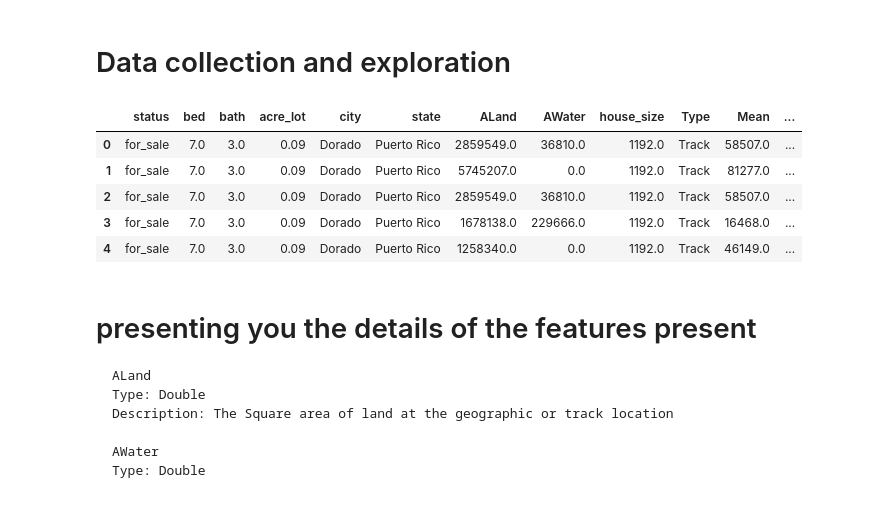
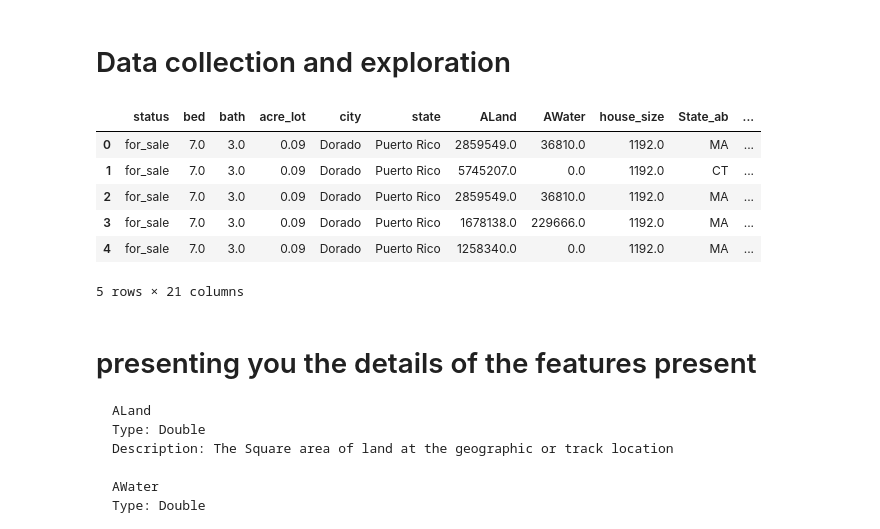
Before and after one commit to drigger091/home-llc-task-2, a Jupyter notebook: Model_implementation.ipynb, the cells around one changed output. Cells and saved outputs as stored; diff of their text form; code cells hidden in the pictures.

```diff
--- a/Model_implementation.ipynb
+++ b/Model_implementation.ipynb
@@ -56,15 +59,16 @@ from sklearn.preprocessing import LabelEncoder
 # %%
 df = pd.read_csv('Model_data.csv')
 
-df = df.drop(columns=['Unnamed: 0','State_ab'],axis= 1)  # dropping the irreleavnt columns
+df = df.drop(columns=['Unnamed: 0',],axis= 1)  # dropping the irreleavnt columns
 df.head()
 # %% [output]
-|  | status | bed | bath | acre_lot | city | state | ALand | AWater | house_size | Type | Mean | ... |
-| 0 | for_sale | 7.0 | 3.0 | 0.09 | Dorado | Puerto Rico | 2859549.0 | 36810.0 | 1192.0 | Track | 58507.0 | ... |
-| 1 | for_sale | 7.0 | 3.0 | 0.09 | Dorado | Puerto Rico | 5745207.0 | 0.0 | 1192.0 | Track | 81277.0 | ... |
-| 2 | for_sale | 7.0 | 3.0 | 0.09 | Dorado | Puerto Rico | 2859549.0 | 36810.0 | 1192.0 | Track | 58507.0 | ... |
-| 3 | for_sale | 7.0 | 3.0 | 0.09 | Dorado | Puerto Rico | 1678138.0 | 229666.0 | 1192.0 | Track | 16468.0 | ... |
-| 4 | for_sale | 7.0 | 3.0 | 0.09 | Dorado | Puerto Rico | 1258340.0 | 0.0 | 1192.0 | Track | 46149.0 | ... |
+|  | status | bed | bath | acre_lot | city | state | ALand | AWater | house_size | State_ab | ... |
+| 0 | for_sale | 7.0 | 3.0 | 0.09 | Dorado | Puerto Rico | 2859549.0 | 36810.0 | 1192.0 | MA | ... |
+| 1 | for_sale | 7.0 | 3.0 | 0.09 | Dorado | Puerto Rico | 5745207.0 | 0.0 | 1192.0 | CT | ... |
+| 2 | for_sale | 7.0 | 3.0 | 0.09 | Dorado | Puerto Rico | 2859549.0 | 36810.0 | 1192.0 | MA | ... |
+| 3 | for_sale | 7.0 | 3.0 | 0.09 | Dorado | Puerto Rico | 1678138.0 | 229666.0 | 1192.0 | MA | ... |
+| 4 | for_sale | 7.0 | 3.0 | 0.09 | Dorado | Puerto Rico | 1258340.0 | 0.0 | 1192.0 | MA | ... |
+5 rows × 21 columns
 # %% [markdown]
 # presenting you the details of the features present
 
```
Also changed, not shown: parts of 31 cells of this notebook.
